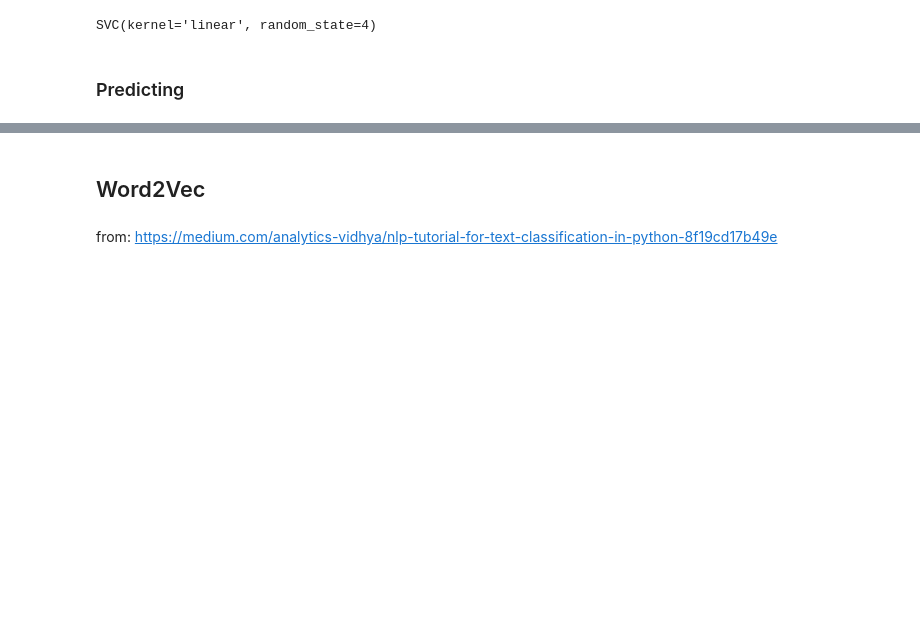
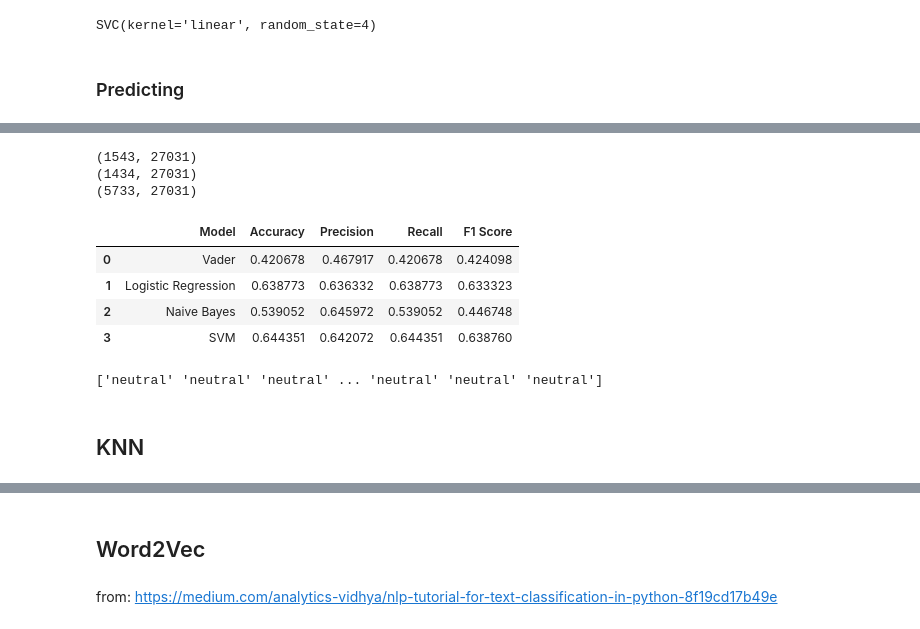
Before and after one commit to utsavns96/Twitter_sentiment_analysis, a Jupyter notebook: obama_2.ipynb, the cells around one changed output, grey strips where cells are left out. Saved outputs shown, nothing was run; the diff lists cells and outputs as text; code cells hidden in the pictures; blank space fills up the shorter version.

```diff
--- a/obama_2.ipynb
+++ b/obama_2.ipynb
@@ -116,4 +276,4 @@ X_test_vectors_tfidf = tfidf_vectorizer.transform(X_test)
 # %%
-lr_model = LogisticRegression(solver='liblinear',C=10,penalty='l2',random_state=4) #4=57%
+lr_model = LogisticRegression(solver='saga',C=5,penalty='l2',random_state=44) #4=57%
 lr_model.fit(X_train_vectors_tfidf, y_train)
 # %% [output]
@@ -187,0 +400,23 @@ weighted avg       0.58      0.58      0.58      1144
+# %%
+print(X_mixed.shape)
+print(X_test_vectors_tfidf.shape)
+print(X_train_vectors_tfidf.shape)
+# %% [output]
+(1543, 27031)
+(1434, 27031)
+(5733, 27031)
+# %%
+performance.head(5)
+# %% [output]
+|  | Model | Accuracy | Precision | Recall | F1 Score |
+| 0 | Vader | 0.420678 | 0.467917 | 0.420678 | 0.424098 |
+| 1 | Logistic Regression | 0.638773 | 0.636332 | 0.638773 | 0.633323 |
+| 2 | Naive Bayes | 0.539052 | 0.645972 | 0.539052 | 0.446748 |
+| 3 | SVM | 0.644351 | 0.642072 | 0.644351 | 0.638760 |
+# %%
+mixed_pred = svm_model.predict(X_mixed)
+print(mixed_pred)
+# %% [output]
+['neutral' 'neutral' 'neutral' ... 'neutral' 'neutral' 'neutral']
+# %% [markdown]
+## KNN
```
Also changed, not shown: parts of 61 cells of this notebook, 2 other files.
